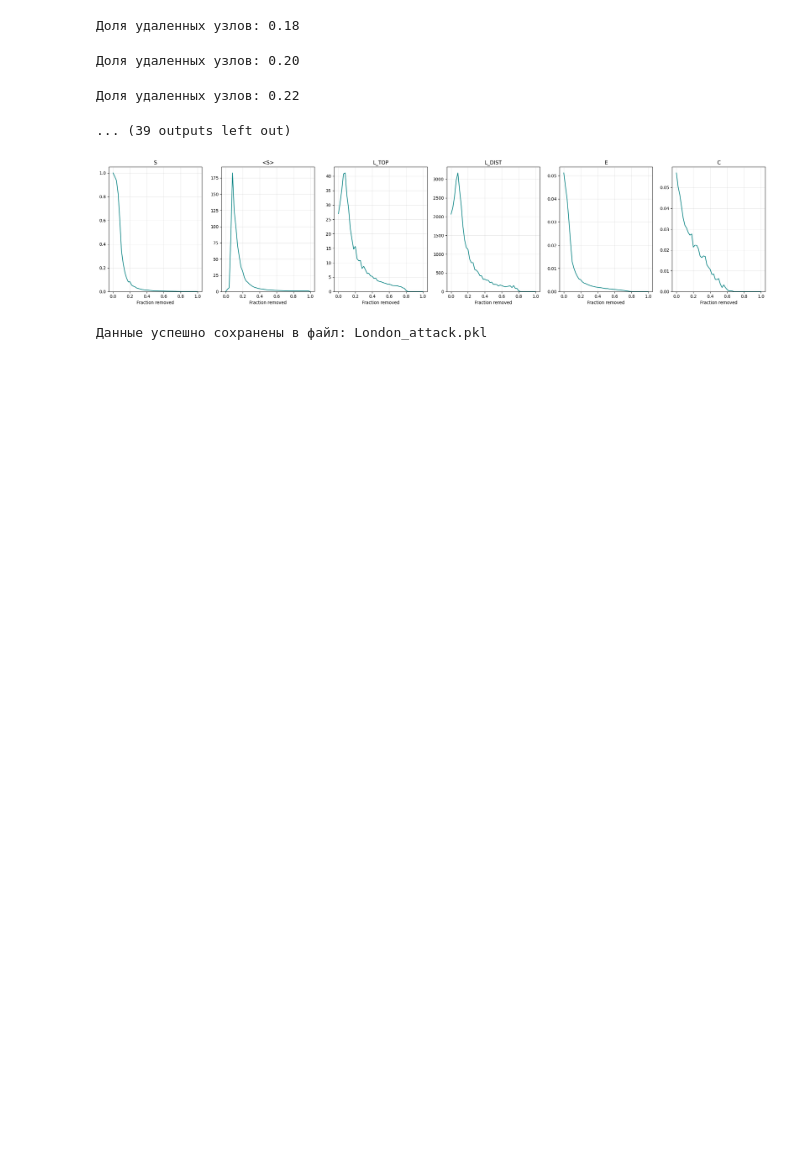
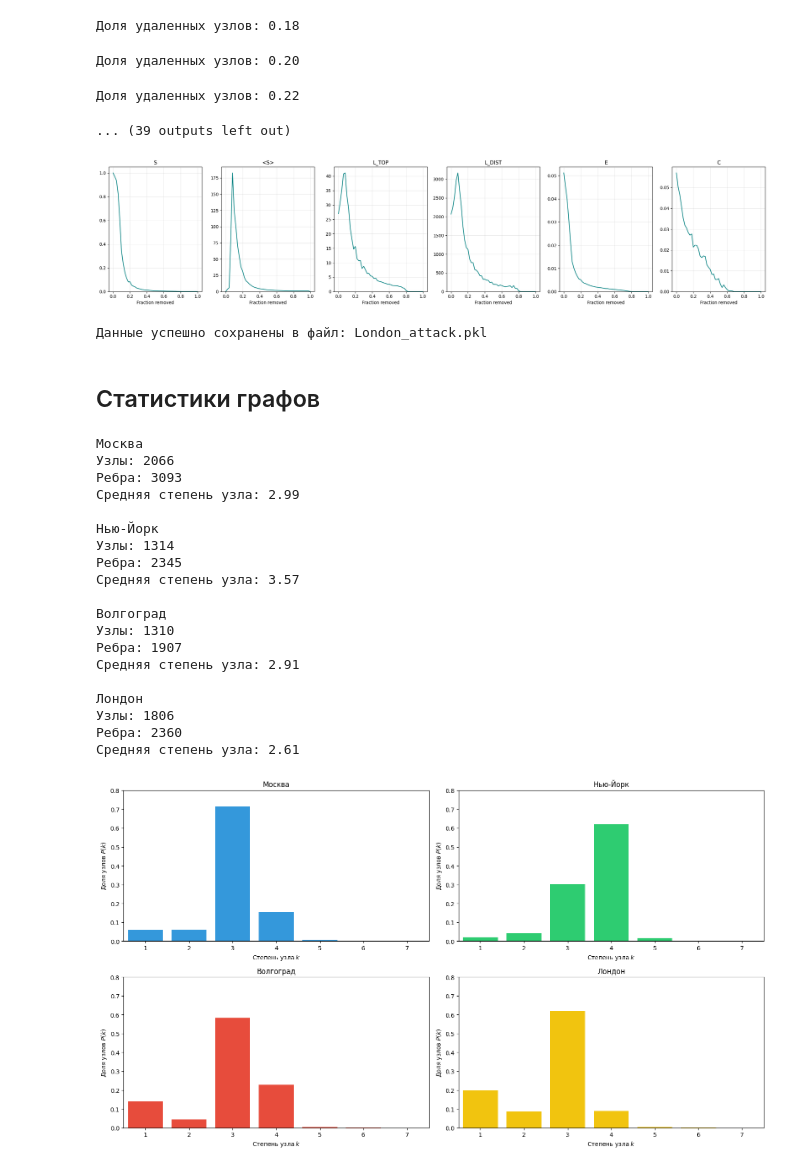
Before and after one commit to Zezezknight/percolation, a Jupyter notebook: Statistical analysis.ipynb, the cells around one changed output. Drawn from its saved outputs; the diff is of its cells as text; code cells hidden in the pictures; blank space fills up the shorter version.

```diff
--- a/Statistical analysis.ipynb
+++ b/Statistical analysis.ipynb
@@ -553,3 +551,72 @@ plot_metrics(London_attack, fractions)
 save_dict_to_pickle(London_attack, "London_attack.pkl")
 # %% [output]
 Данные успешно сохранены в файл: London_attack.pkl
+# %% [markdown]
+## Статистики графов
+# %%
+cities = [G_moscow, G_nyc, G_volgograd, G_london]
+names = ["Москва", "Нью-Йорк", "Волгоград", "Лондон"]
+
+styles = [{'color': '#3498db'}, {'color': '#2ecc71'}, {'color': '#e74c3c'}, {'color': '#f1c40f'}]
+
+
+fig, ax = plt.subplots(2, 2, figsize = (16, 9))
+
+for i, city in enumerate(cities):
+    n_nodes = city.number_of_nodes()
+    n_edges = city.number_of_edges()
+    avg_degree = round(sum(dict(city.degree()).values()) / n_nodes, 2)
+    density = round(nx.density(city))
+    degrees = [d for _, d in city.degree()]
+
+    print(f"{names[i]}")
+    print(f"Узлы: {n_nodes}")
+    print(f"Ребра: {n_edges}")
+    print(f"Средняя степень узла: {avg_degree}")
+    print()
+
+    degree_counts = Counter(degrees)
+    total = sum(degree_counts.values())
+
+    x = sorted(degree_counts.keys())
+    y = [degree_counts[k] / total for k in x]
+
+    ax[i//2, i%2].bar(x, y, **styles[i])
+    ax[i//2, i%2].set_xlabel("Степень узла $k$")
+    ax[i//2, i%2].set_ylabel("Доля узлов $P(k)$")
+    ax[i//2, i%2].set_title(f"{names[i]}")
+    ax[i//2, i%2].set_xlim(0.5, 7.5)
+    ax[i//2, i%2].set_ylim(0, 0.8)
+
+plt.tight_layout()
+plt.savefig(
+    './Deg_dist.png',
+    dpi=300,
+    bbox_inches='tight',
+    pad_inches=0.1,
+    transparent=False,
+    facecolor='white'
+)
+
+plt.show()
+# %% [output]
+Москва
+Узлы: 2066
+Ребра: 3093
+Средняя степень узла: 2.99
+
+Нью-Йорк
+Узлы: 1314
+Ребра: 2345
+Средняя степень узла: 3.57
+
+Волгоград
+Узлы: 1310
+Ребра: 1907
+Средняя степень узла: 2.91
+
+Лондон
+Узлы: 1806
+Ребра: 2360
+Средняя степень узла: 2.61
+[figure, added]
```
Also changed, not shown: parts of 2 cells of this notebook, 8 other files.
